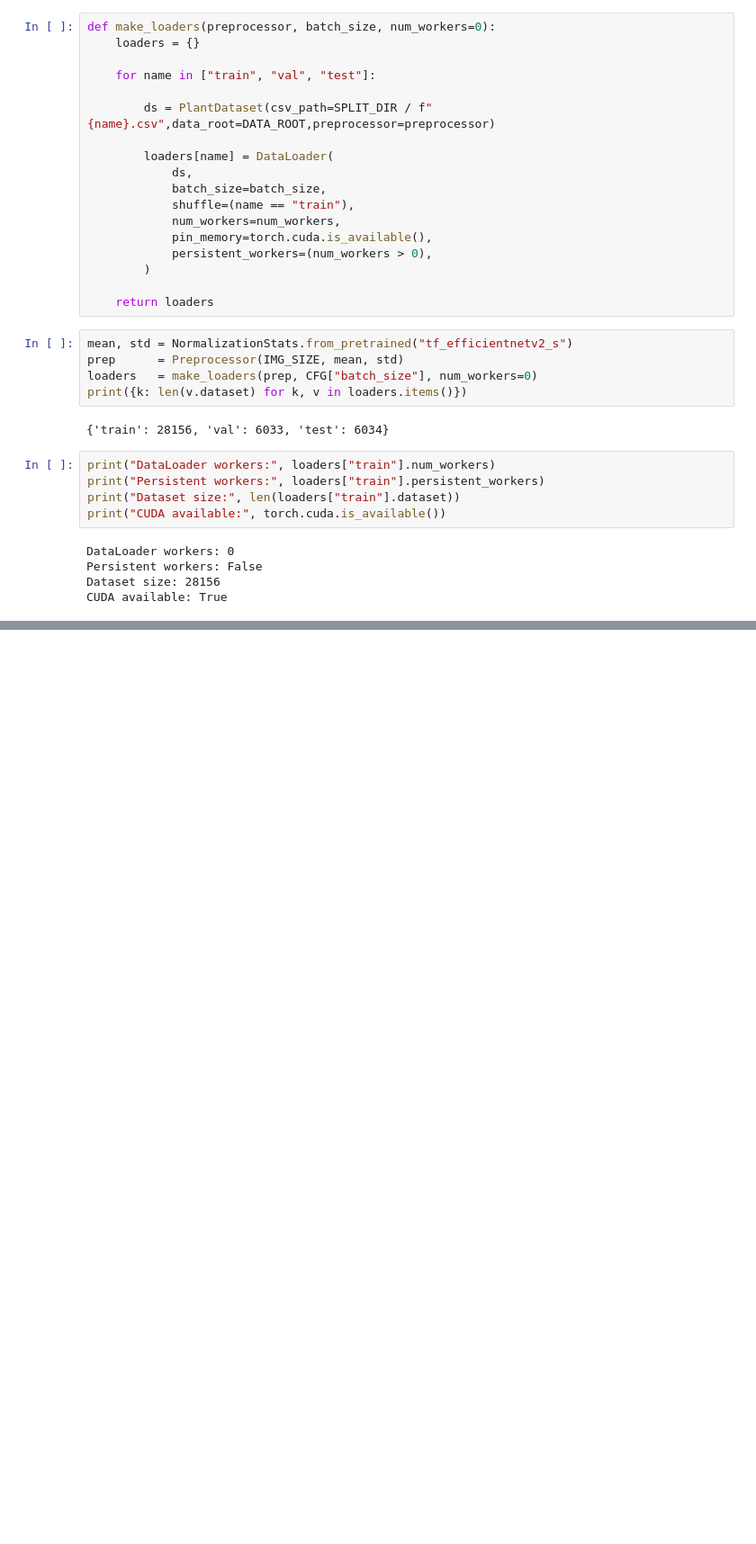
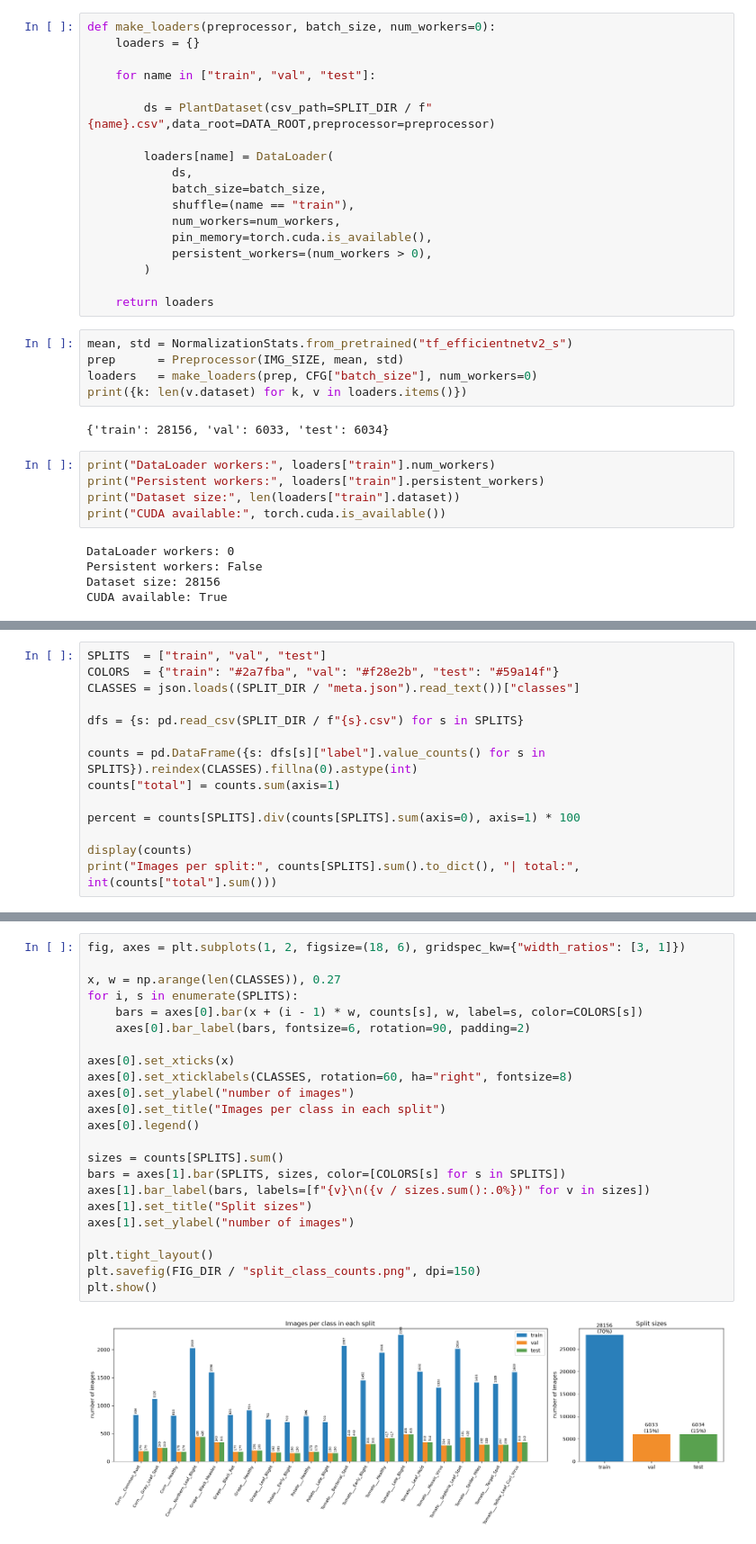
Before and after one commit to AmbitiousFlowDev/plant-diseases-classification, a Jupyter notebook: notebooks/01_data_and_preprocessing.ipynb, the cells around one changed output, grey strips where cells are left out. Shown at 90% size. Drawn from its saved outputs; the diff is of its cells as text; blank space fills up the shorter version.

```diff
--- a/notebooks/01_data_and_preprocessing.ipynb
+++ b/notebooks/01_data_and_preprocessing.ipynb
@@ -353,0 +358,14 @@ Per-channel std  (should be ~1): [0.377 0.35  0.389]
+# %%
+SPLITS  = ["train", "val", "test"]
+COLORS  = {"train": "#2a7fba", "val": "#f28e2b", "test": "#59a14f"}
+CLASSES = json.loads((SPLIT_DIR / "meta.json").read_text())["classes"]
+
+dfs = {s: pd.read_csv(SPLIT_DIR / f"{s}.csv") for s in SPLITS}
+
+counts = pd.DataFrame({s: dfs[s]["label"].value_counts() for s in SPLITS}).reindex(CLASSES).fillna(0).astype(int)
+counts["total"] = counts.sum(axis=1)
+
+percent = counts[SPLITS].div(counts[SPLITS].sum(axis=0), axis=1) * 100
+
+display(counts)
+print("Images per split:", counts[SPLITS].sum().to_dict(), "| total:", int(counts["total"].sum()))
@@ -353,0 +392,25 @@ Per-channel std  (should be ~1): [0.377 0.35  0.389]
+# %%
+fig, axes = plt.subplots(1, 2, figsize=(18, 6), gridspec_kw={"width_ratios": [3, 1]})
+
+x, w = np.arange(len(CLASSES)), 0.27
+for i, s in enumerate(SPLITS):
+    bars = axes[0].bar(x + (i - 1) * w, counts[s], w, label=s, color=COLORS[s])
+    axes[0].bar_label(bars, fontsize=6, rotation=90, padding=2)
+
+axes[0].set_xticks(x)
+axes[0].set_xticklabels(CLASSES, rotation=60, ha="right", fontsize=8)
+axes[0].set_ylabel("number of images")
+axes[0].set_title("Images per class in each split")
+axes[0].legend()
+
+sizes = counts[SPLITS].sum()
+bars = axes[1].bar(SPLITS, sizes, color=[COLORS[s] for s in SPLITS])
+axes[1].bar_label(bars, labels=[f"{v}\n({v / sizes.sum():.0%})" for v in sizes])
+axes[1].set_title("Split sizes")
+axes[1].set_ylabel("number of images")
+
+plt.tight_layout()
+plt.savefig(FIG_DIR / "split_class_counts.png", dpi=150)
+plt.show()
+# %% [output]
+[figure, added]
```
Also changed, not shown: parts of 6 cells of this notebook, 3 other files.
